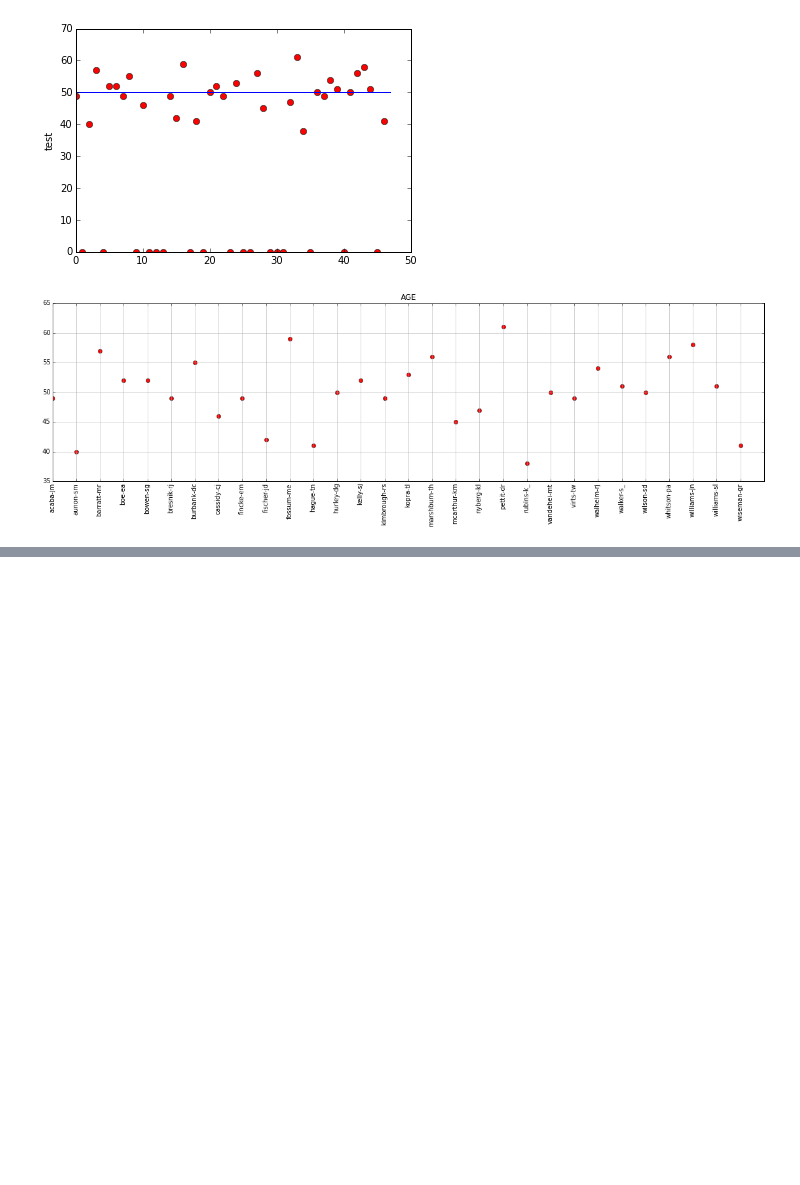
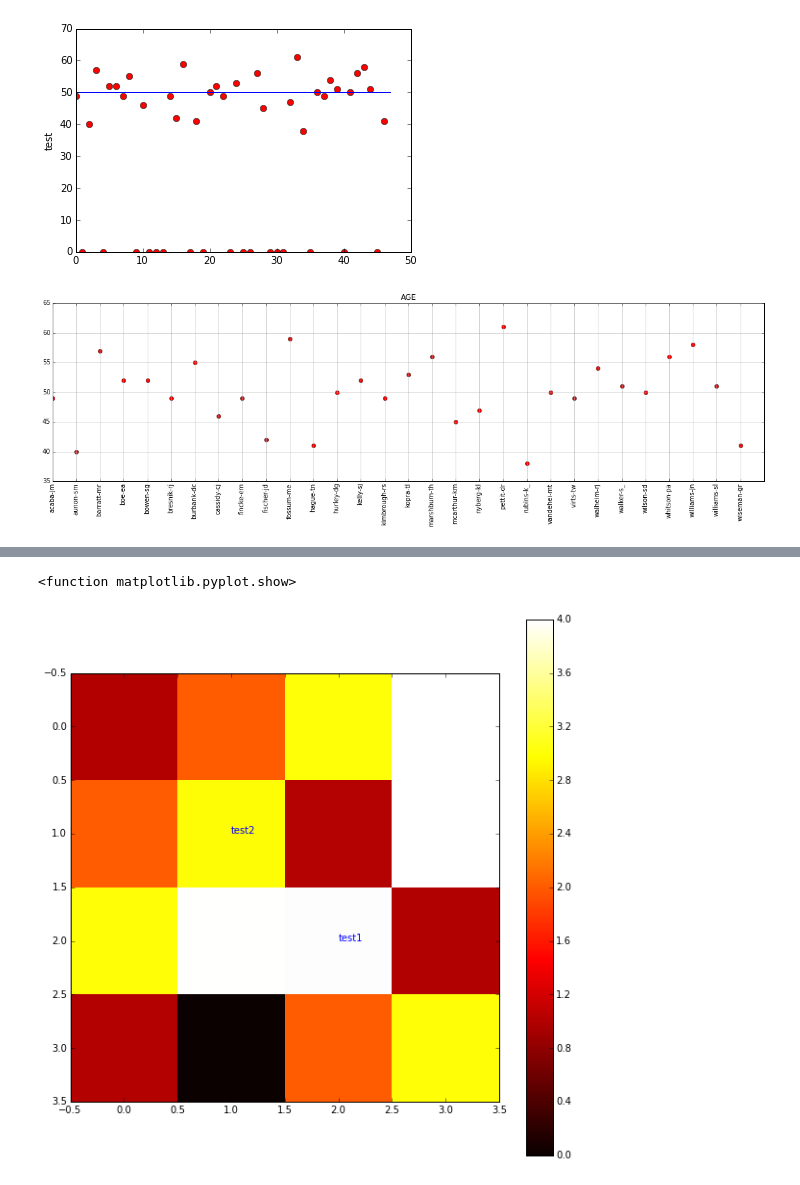
Before and after one commit to gganssle/astroBio, a Jupyter notebook: vizualizer.ipynb, the cells around one changed output, grey strips where cells are left out. Saved outputs shown, nothing was run; the diff lists cells and outputs as text; code cells hidden in the pictures; blank space fills up the shorter version.

```diff
--- a/vizualizer.ipynb
+++ b/vizualizer.ipynb
@@ -76,0 +99,10 @@ plt.show()
+# %%
+plt.figure(figsize=(10,10))
+plt.imshow([[1,2,3,4],[2,3,1,4],[3,4,4,1],[1,0,2,3]], interpolation='none', cmap='hot')
+plt.annotate('test1', xy=(2,2), xytext=(2,2), color='Blue')
+plt.annotate('test2', xy=(1,1), xytext=(1,1), color='Blue')
+plt.colorbar()
+plt.show
+# %% [output]
+<function matplotlib.pyplot.show>
+[figure, added]
```
Also changed, not shown: parts of 3 cells of this notebook, 3 other files.
